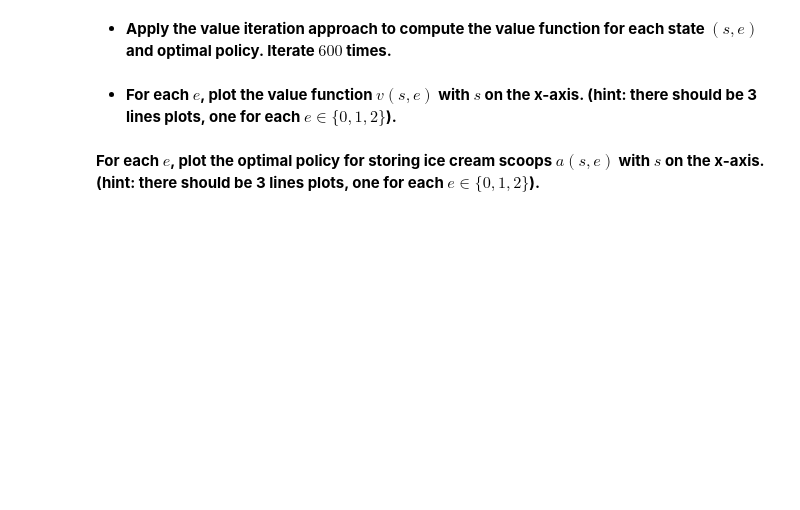
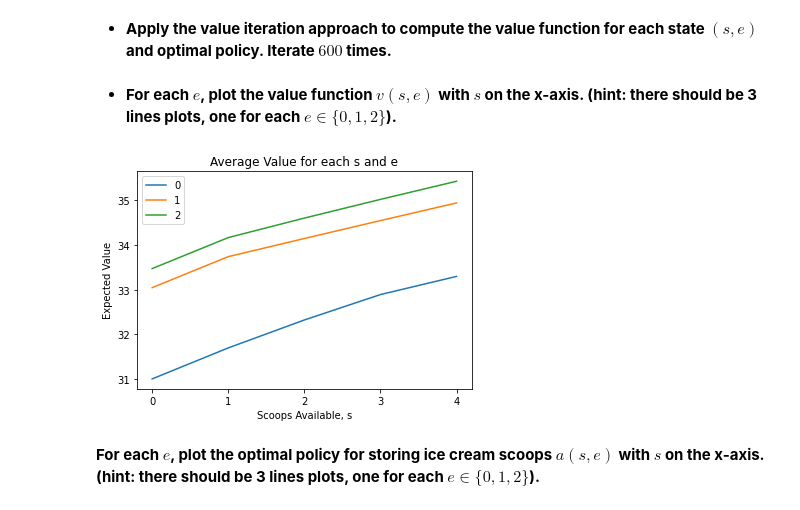
Before and after one commit to arpitp07/Reinforcement-Learning, a Jupyter notebook: Week 4/Arpit Parihar - Assignment 2.ipynb, the cells around one changed output. Saved outputs shown, nothing was run; the diff lists cells and outputs as text; code cells hidden in the pictures; blank space fills up the shorter version.

```diff
--- a/Week 4/Arpit Parihar - Assignment 2.ipynb
+++ b/Week 4/Arpit Parihar - Assignment 2.ipynb
@@ -81,6 +185,7 @@ for i in a:
         q[i, j] = np.nan_to_num(np.dot(P[i, j, :], R[i, j, :]), nan=-math.inf)
 
 T = 600
+beta = 0.98
 v = np.zeros((len(states), T + 1),dtype=np.float64)
 d = np.zeros((len(states), T + 1),dtype=np.float64)
 
@@ -88,7 +193,7 @@ for t in range(1, T + 1):
     for i in range(len(states)):
         rhs = np.zeros(len(a), dtype=np.float64)
         for j in a:
-            rhs[j] = q[j, i] + np.matmul(P[j, i, :], v[:, t - 1])
+            rhs[j] = q[j, i] + beta*np.matmul(P[j, i, :], v[:, t - 1])
         v[i, t] = max(rhs)
         d[i, t] = np.argmax(rhs)
 
@@ -99,17 +204,19 @@ d = pd.DataFrame(d.T, columns=states)
 # %%
 plot_data = np.zeros((len(s), len(e)))
 for i in range(len(states)):
     row = eval(v.iloc[-1].index[i])[0]
     column = eval(v.iloc[-1].index[i])[1]
     plot_data[row, column] = v.iloc[-1, i]
 
 plt.plot(plot_data)
-plt.xlabel('s')
+plt.xlabel('Scoops Available, s')
 plt.xticks(ticks=s)
 plt.ylabel('Expected Value')
 plt.legend(e)
 plt.title('Average Value for each s and e')
 plt.show();
+# %% [output]
+[figure, added]
 # %% [markdown]
  **For each $e$, plot the optimal policy for storing ice cream scoops $a(s,e)$ with $s$ on the x-axis. (hint: there should be 3 lines plots, one for each $e\in\{0,1,2\}$).**
 # %%
```
Also changed, not shown: parts of 14 cells of this notebook, 3 other files.
